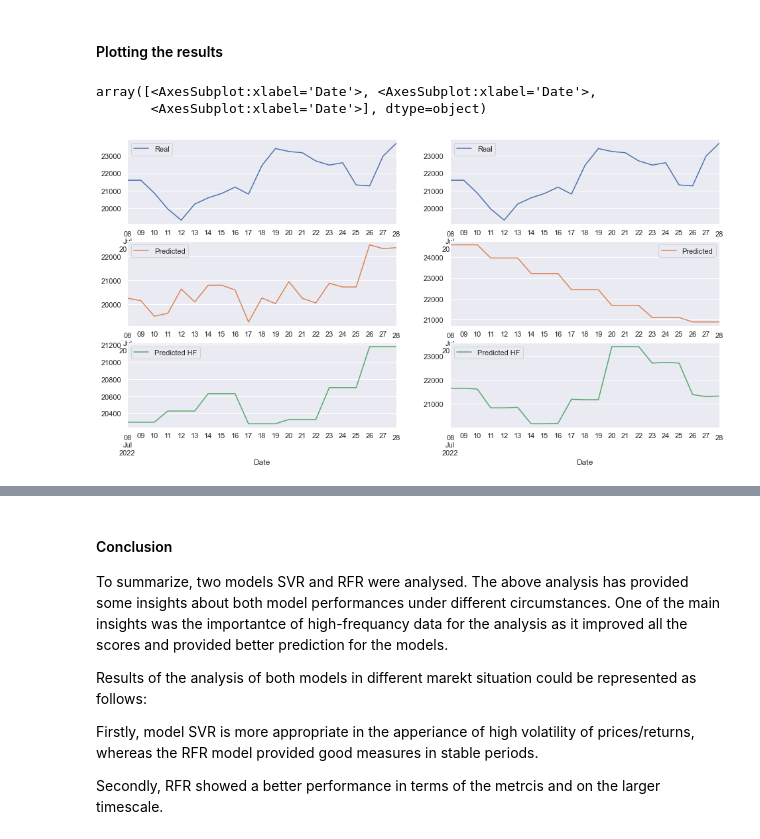
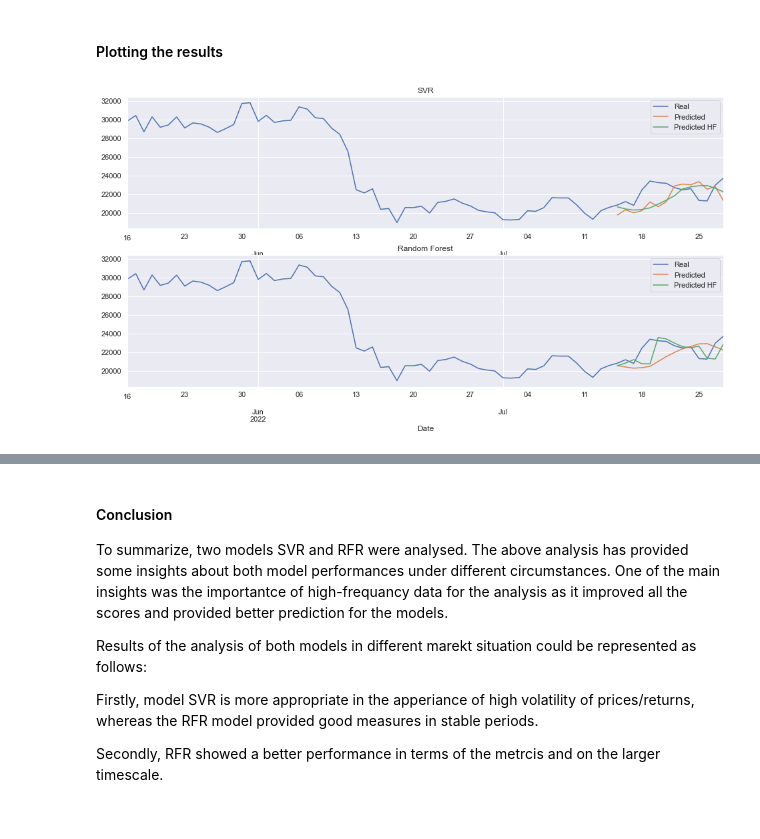
Before and after one commit to Maestro213/Python_for_finance_II_semester_project, a Jupyter notebook: Semester project.ipynb, the cells around one changed output, grey strips where cells are left out. Saved outputs shown, nothing was run; the diff lists cells and outputs as text; code cells hidden in the pictures.

```diff
--- a/Semester project.ipynb
+++ b/Semester project.ipynb
@@ -281,13 +272,19 @@ plot_df1["Predicted HF"] = pred_hf_price
 # %%
+plot_df1 = pd.DataFrame(columns=["Real","Predicted","Predicted HF"])
+plot_df1.Real = price.iloc[-(n+60):]
+plot_df1.Predicted = np.nan
+plot_df1["Predicted HF"] = np.nan
+plot_df1.Predicted = pd.Series(pred_pr,index = price.iloc[-n:].index )
+plot_df1["Predicted HF"] = pd.Series(pred_hf_price,index = price.iloc[-n:].index )
 plot_df2 = pd.DataFrame(columns=["Real","Predicted","Predicted HF"])
-plot_df2.Real = price.iloc[-n:]
-plot_df2.Predicted = base_p
-plot_df2["Predicted HF"] = base_p_hf
+plot_df2.Real = price.iloc[-(n+60):]
+plot_df2.Predicted = np.nan
+plot_df2["Predicted HF"] = np.nan
+plot_df2.Predicted = pd.Series(base_p,index = price.iloc[-n:].index )
+plot_df2["Predicted HF"] = pd.Series(base_p_hf,index = price.iloc[-n:].index )
+fig, axes = plt.subplots(nrows=2,ncols=1)
+plot_df1.plot(ax = axes[0],title="SVR")
+plot_df2.plot(ax = axes[1],title ="Random Forest")
+plt.savefig("bit_svr.png", dpi=200)
+# %% [output]
+[figure, added]
-# %%
-fig, axes = plt.subplots(nrows=3,ncols=2)
-plot_df1.plot(ax = axes[:,0], subplots=True)
-plot_df2.plot(ax = axes[:,1], subplots=True)
-# %% [output]
-array([<AxesSubplot:xlabel='Date'>, <AxesSubplot:xlabel='Date'>,
-       <AxesSubplot:xlabel='Date'>], dtype=object)
-[figure, removed]
```
Also changed, not shown: parts of 14 cells of this notebook.
